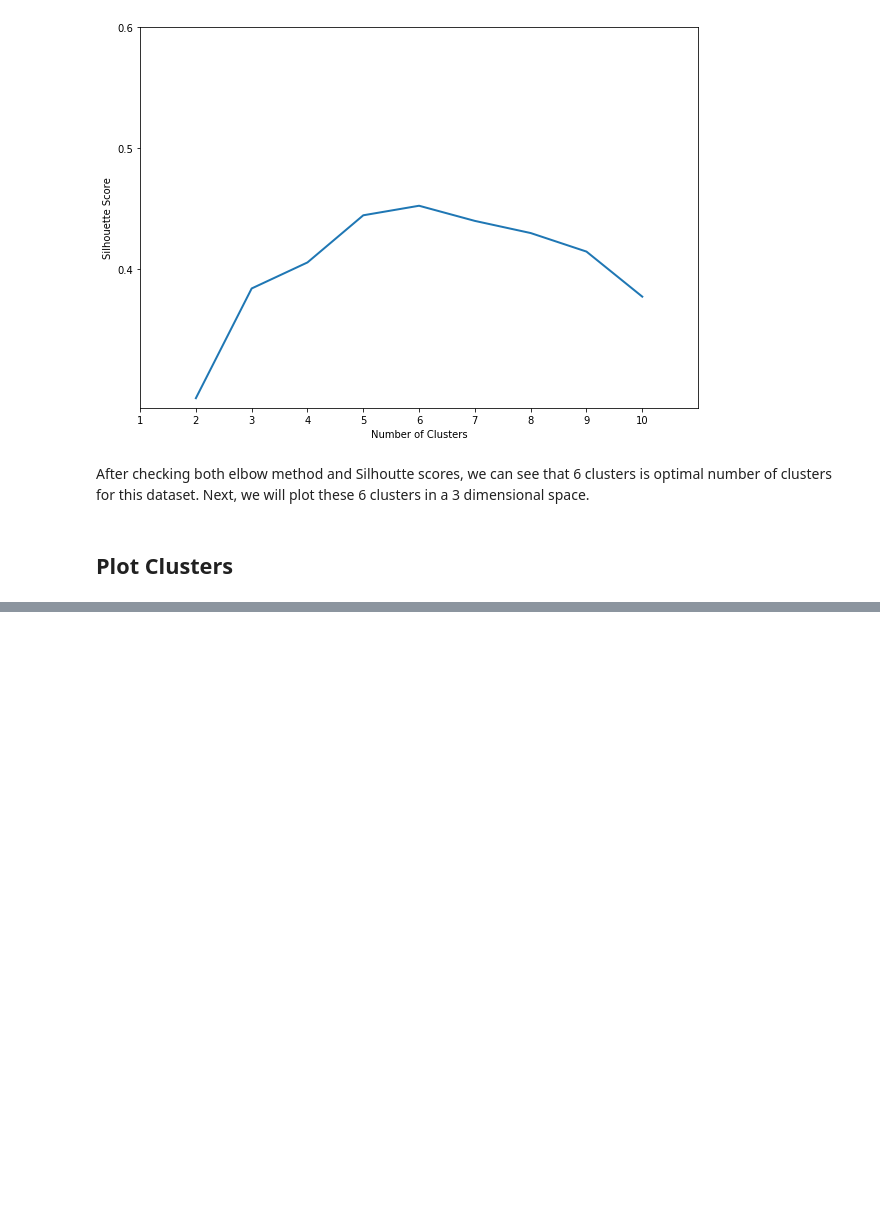
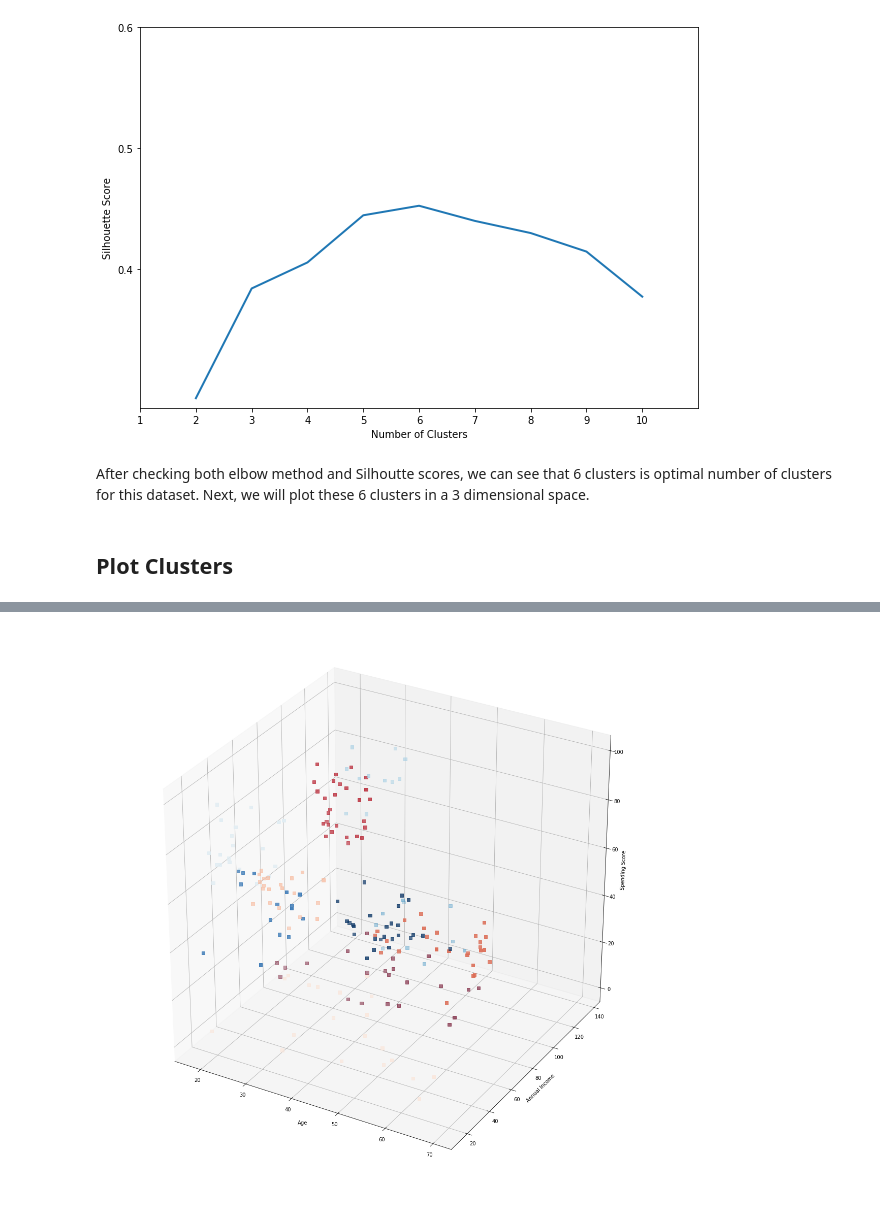
Before and after one commit to jatlukze/Customer-Segmentation, a Jupyter notebook: Mall_Customer_Segmentation_Practice.ipynb, the cells around one changed output, grey strips where cells are left out. Drawn from its saved outputs; the diff is of its cells as text; code cells hidden in the pictures; blank space fills up the shorter version.

Commit message:
Adjust 3D plot

```diff
--- a/Mall_Customer_Segmentation_Practice.ipynb
+++ b/Mall_Customer_Segmentation_Practice.ipynb
@@ -192,3 +193,22 @@ fig = go.Figure(data=[trace], layout=layout)
 py.offline.iplot(fig)
 # %% [output]
 [interactive output not drawn]
+# %%
+# Added a 3D plot at matplotlib for reference.
+from mpl_toolkits.mplot3d import Axes3D
+
+fig = plt.figure(figsize=(20,20))
+ax = fig.add_subplot(111, projection='3d')
+x = np.array(df['Age'])
+y = np.array(df['Annual Income'])
+z = np.array(df['Spending Score'])
+
+ax.scatter(x,y,z, marker="s", c=km.labels_, s=40, cmap="RdBu")
+
+ax.set_xlabel('Age')
+ax.set_ylabel('Annual Income')
+ax.set_zlabel('Spending Score')
+
+plt.show()
+# %% [output]
+[figure, added]
```
Also changed, not shown: parts of 1 cell of this notebook.
